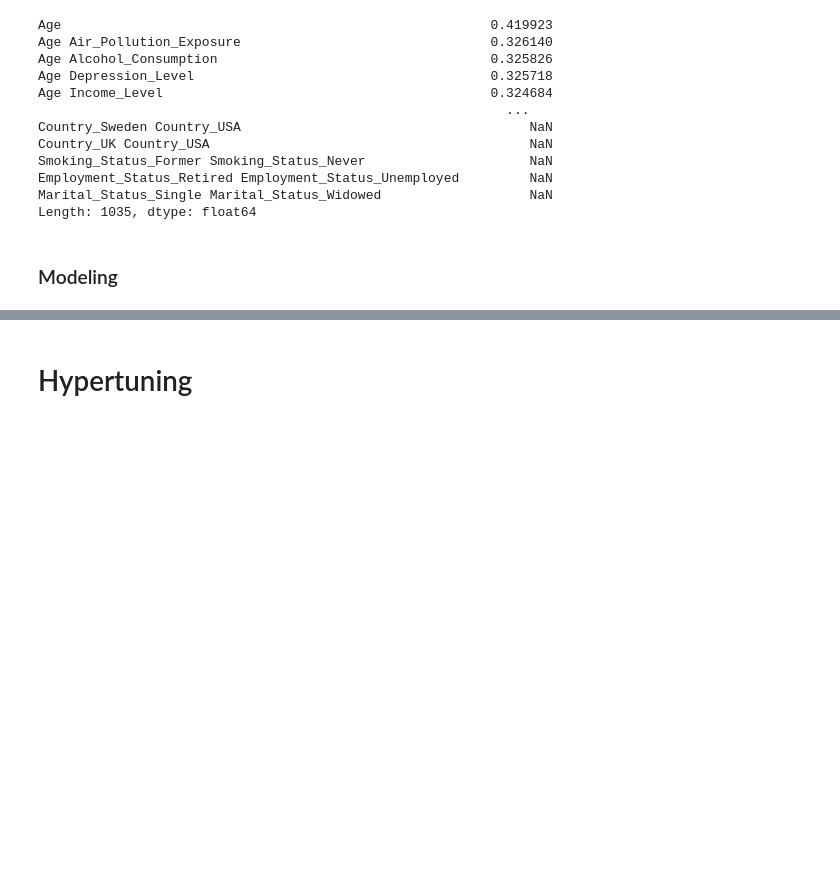
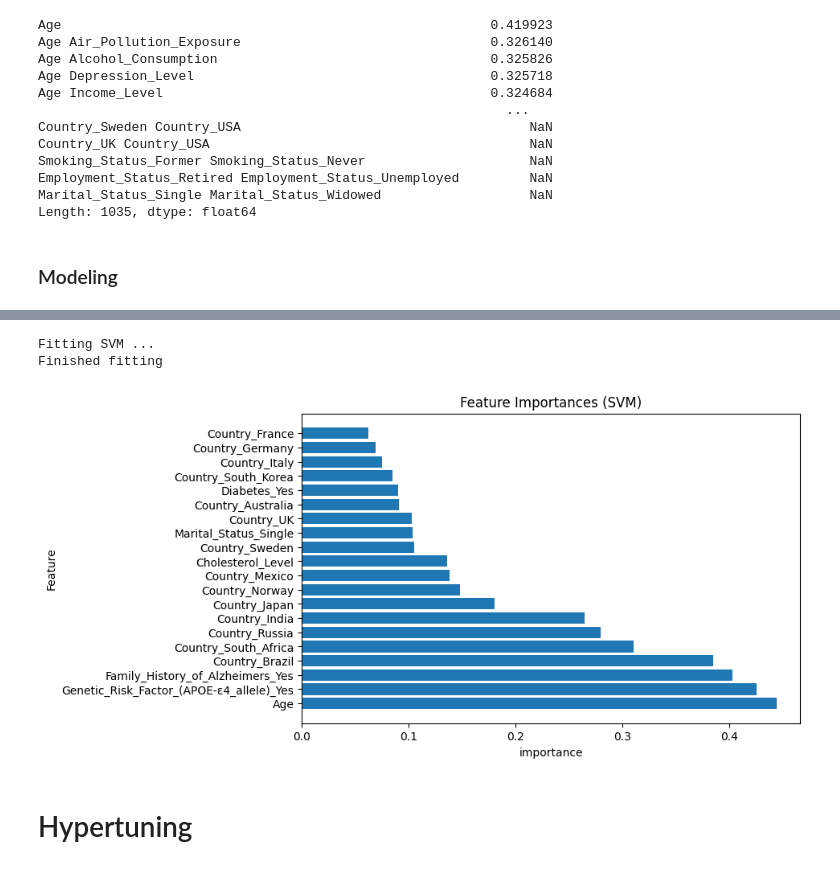
Before and after one commit to DVDMVN/STT811_ALZ_PROJ, a Jupyter notebook: master_notebook.ipynb, the cells around one changed output, grey strips where cells are left out. Cells and saved outputs as stored; diff of their text form; code cells hidden in the pictures; blank space fills up the shorter version.

```diff
--- a/master_notebook.ipynb
+++ b/master_notebook.ipynb
@@ -386,3 +391,9 @@ Length: 1035, dtype: float64
+# %%
+plot_feature_importance("SVM", interaction_data, target, 20)
+# %% [output]
+Fitting SVM ...
+Finished fitting
+[figure, added]
 # %% [markdown]
 # Hypertuning
 # %%
```
Also changed, not shown: parts of 3 cells of this notebook, 1 other file.
